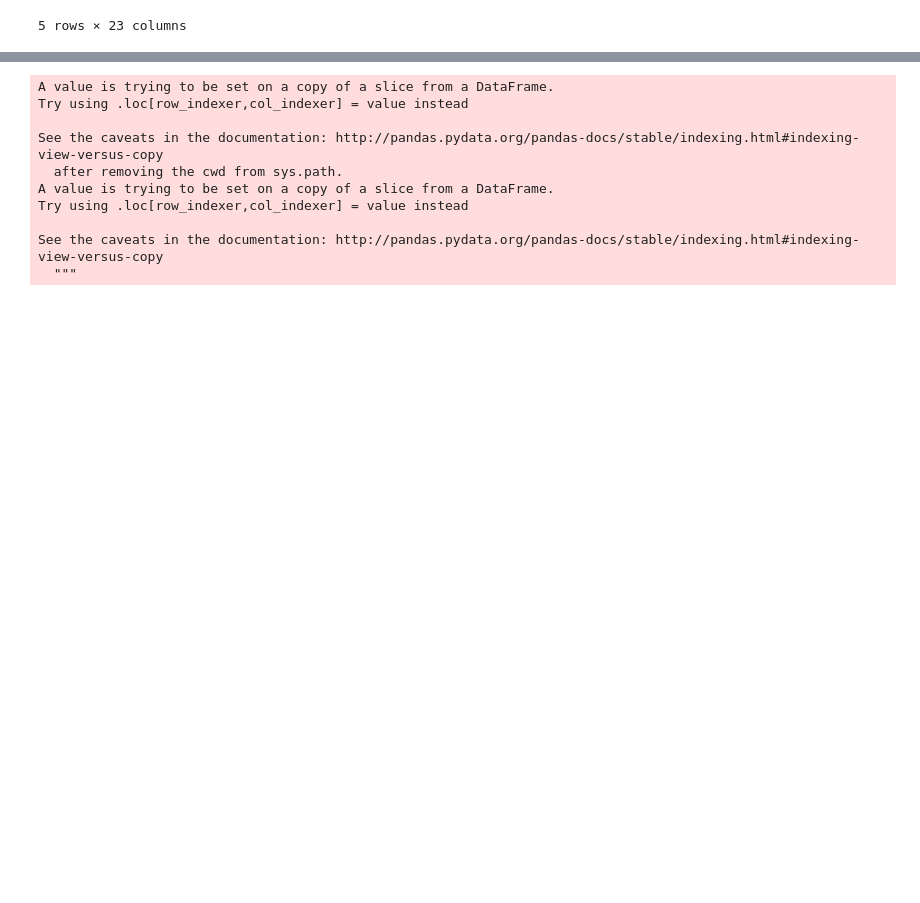
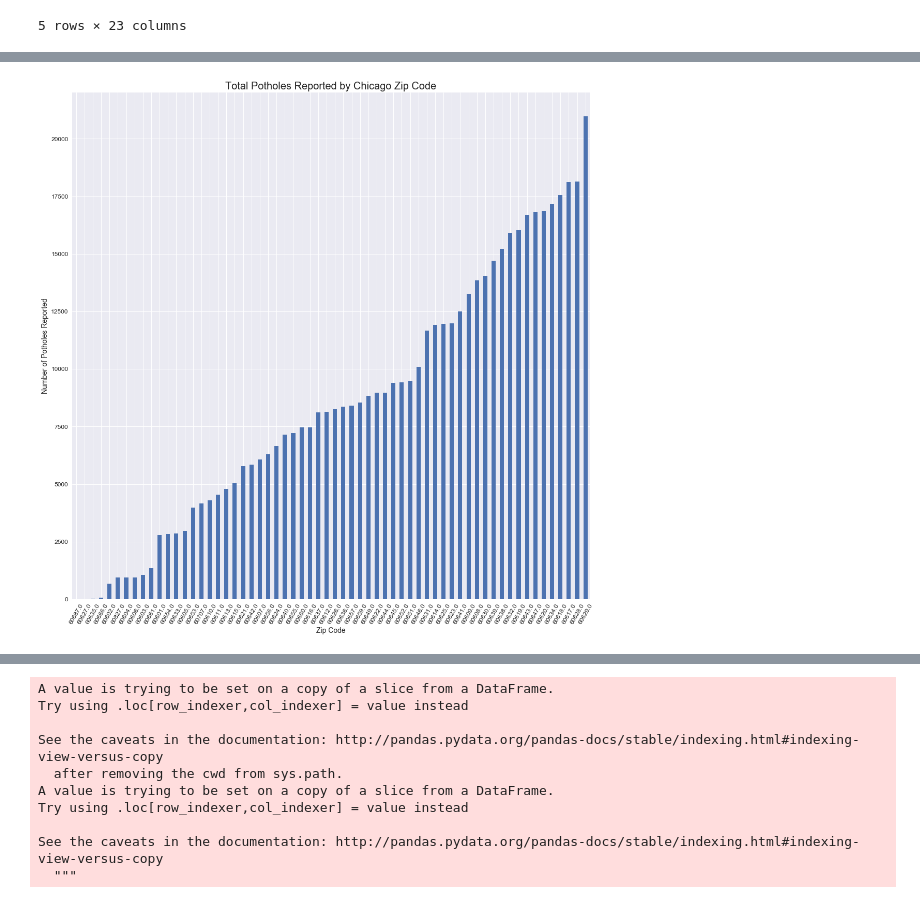
Before and after one commit to bobo333/data-explorations, a Jupyter notebook: chicago_potholes_and_income/Chicago Potholes.ipynb, the cells around one changed output, grey strips where cells are left out. Saved outputs shown, nothing was run; the diff lists cells and outputs as text; code cells hidden in the pictures; blank space fills up the shorter version.

Commit message:
Add totals graphs

```diff
--- a/chicago_potholes_and_income/Chicago Potholes.ipynb
+++ b/chicago_potholes_and_income/Chicago Potholes.ipynb
@@ -117,0 +126,4 @@ deduped.describe()
+# %%
+total_by_zipcode = data.groupby(['ZIP'])[['ZIP']].count()
+# %%
+total_by_zipcode = total_by_zipcode.drop(0)
@@ -117,0 +140,15 @@ deduped.describe()
+# %%
+ax = total_by_zipcode.sort_values('ZIP').plot(sort_columns=True, kind='bar', figsize=(15, 15))
+
+# ax.text(60, 70, "O'Hare Airport", ha='right', transform=ax.transData);
+ax.legend_.remove()
+ax.tick_params(labelsize=12);
+ax.set_xlabel('Zip Code', fontsize=14);
+ax.set_ylabel('Number of Potholes Reported', fontsize=14)
+plt.xticks(rotation=60)
+ax.set_title('Total Potholes Reported by Chicago Zip Code', fontsize=20);
+
+ax.figure.tight_layout(pad=0.5, w_pad=20, h_pad=10.0)
+ax.figure.savefig('total_poholes_by_zip.png')
+# %% [output]
+[figure, added]
```
Also changed, not shown: parts of 20 cells of this notebook.
